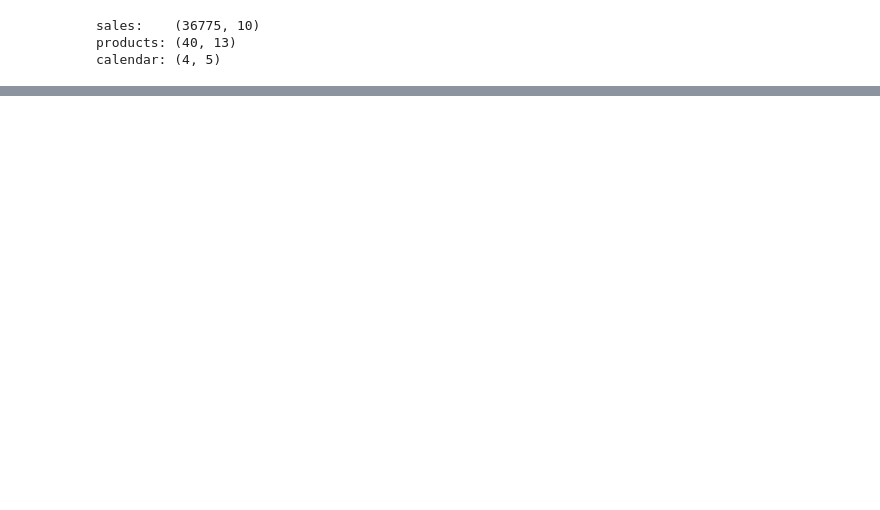
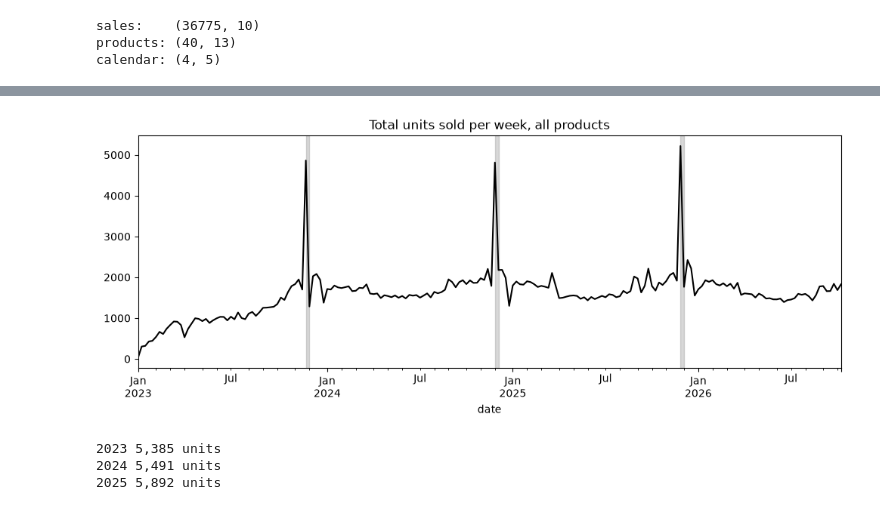
Before and after one commit to Ibarca/Predicting-Product-Demand-from-Sales-and-Marketing-Campaigns, a Jupyter notebook: notebooks/01_black_week_forecast.ipynb, the cells around one changed output, grey strips where cells are left out. Saved outputs shown, nothing was run; the diff lists cells and outputs as text; code cells hidden in the pictures; blank space fills up the shorter version.

Commit message:
Explore weekly sales and Black Week size

```diff
--- a/notebooks/01_black_week_forecast.ipynb
+++ b/notebooks/01_black_week_forecast.ipynb
@@ -15,0 +64,9 @@ calendar: (4, 5)
+# %%
+weekly = sales.set_index("date").units_sold.resample("W").sum()
+# %%
+ax = weekly.plot(figsize=(12, 4), color="black", title="Total units sold per week, all products")
+for row in calendar[calendar.status == "completed"].itertuples():
+    ax.axvspan(row.start_date, row.end_date, color="grey", alpha=0.3)
+plt.show()
+# %% [output]
+[figure, added]
@@ -15,0 +75,8 @@ calendar: (4, 5)
+# %%
+for row in calendar[calendar.status == "completed"].itertuples():
+    units = sales[sales.date.between(row.start_date, row.end_date)].units_sold.sum()
+    print(row.year, f"{units:,} units")
+# %% [output]
+2023 5,385 units
+2024 5,491 units
+2025 5,892 units
```
Also changed, not shown: parts of 13 cells of this notebook.
